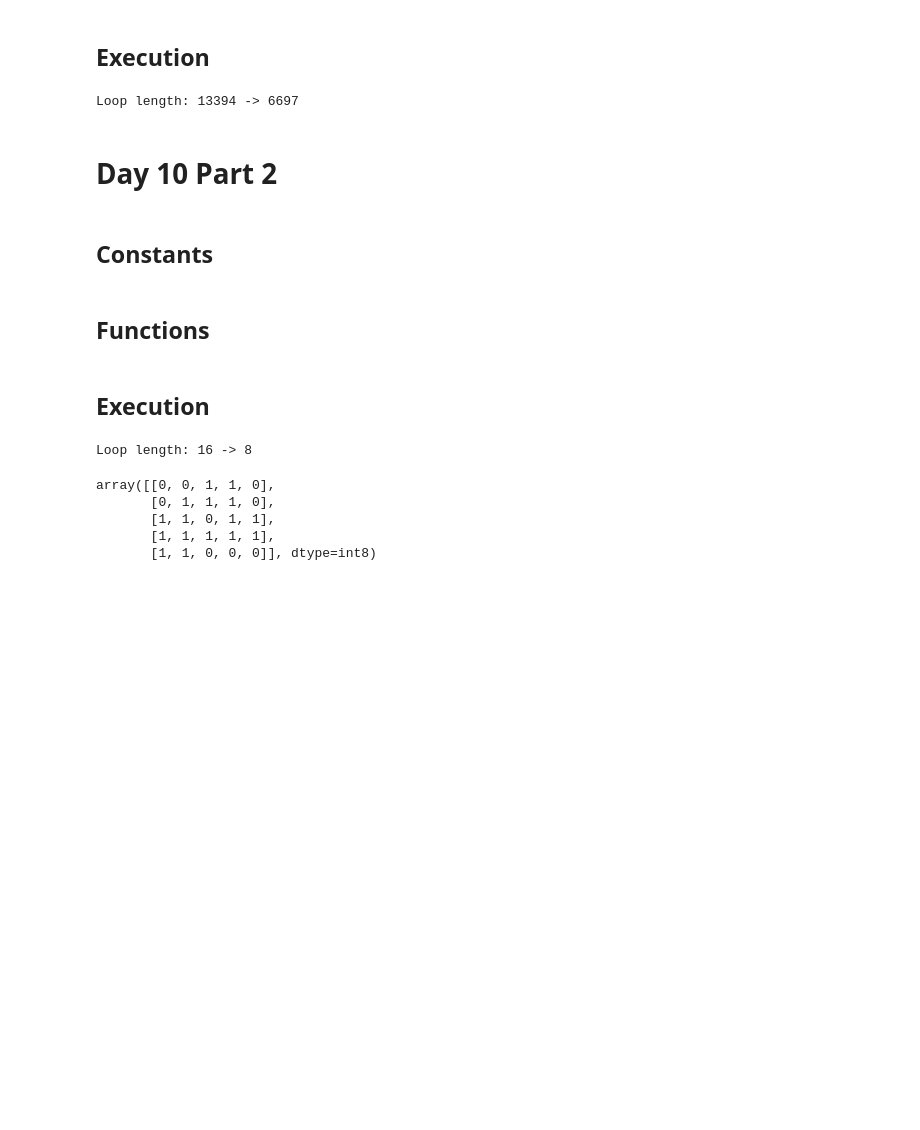
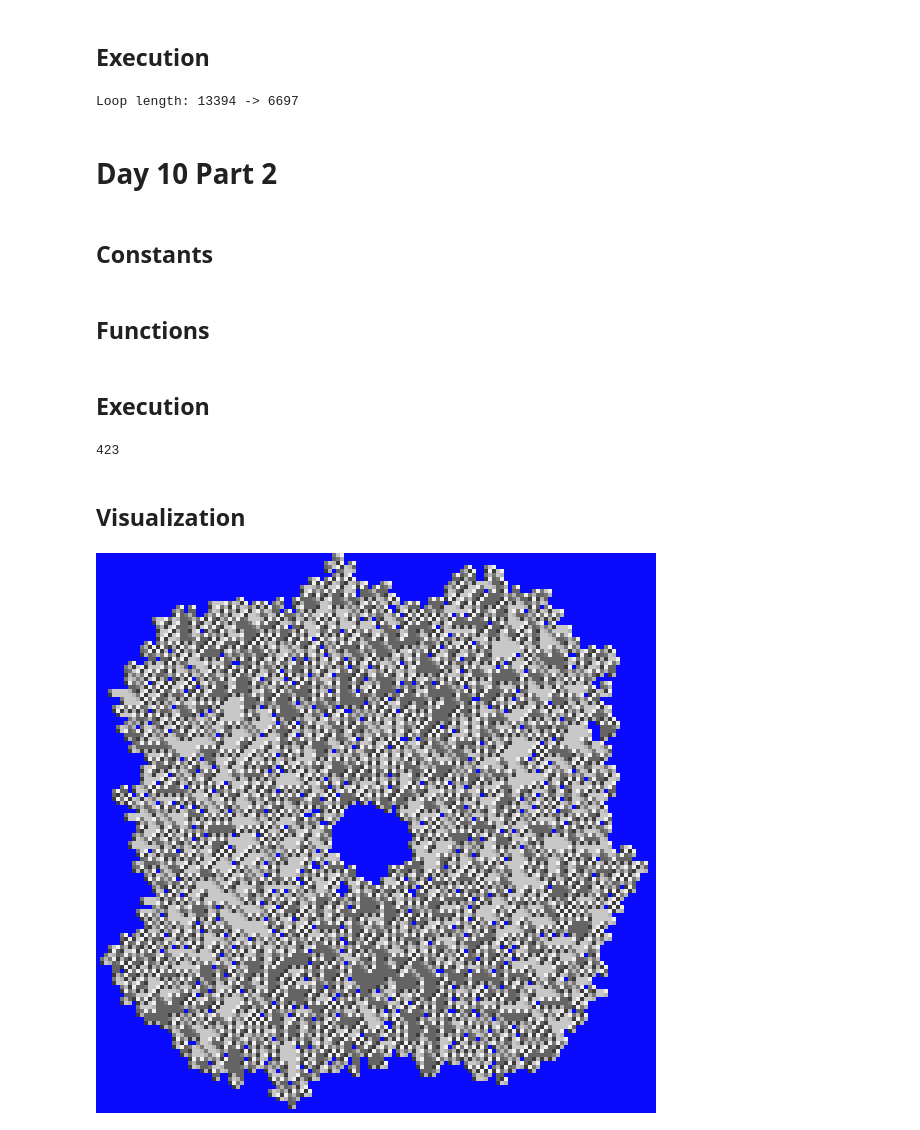
Before and after one commit to itsPeetah/aoc-2023, a Jupyter notebook: python/day10.ipynb, the cells around one changed output. Saved outputs shown, nothing was run; the diff lists cells and outputs as text; code cells hidden in the pictures; blank space fills up the shorter version.

```diff
--- a/python/day10.ipynb
+++ b/python/day10.ipynb
@@ -254,7 +254,7 @@ def walk_loop(start_collapsed_matrix:np.ndarray, start_position:tuple[int, int])
     came_from_side_idx = -1
     while loop_length <= 0 or (curr_row, curr_col) != start_position:
         # Mark position on map
-        loop_map[curr_row][curr_col] = 1
+        loop_map[curr_row][curr_col] = start_collapsed_matrix[curr_row][curr_col]
         # Find next direction (side to move to)
         curr_side_idx = 0
         while True:
@@ -271,21 +271,28 @@ def walk_loop(start_collapsed_matrix:np.ndarray, start_position:tuple[int, int])
         # Count step
         loop_length += 1
     return loop_length, loop_map
+
+def divide_regions(pipe_map:np.ndarray, loop_map:np.ndarray, region_values:tuple[int,int]=(-1,1)):
+    rows, cols = pipe_map.shape
+    region_map = np.zeros((rows, cols), dtype=np.int16)
+    current_region = 0
+    for y in range(rows):
+        for x in range(cols):
+            if loop_map[y][x] < 1:
+                region_map[y][x] = region_values[current_region]
+            elif (pipe_map[y][x] & CONNECTS_SOUTH) > 0:
+                current_region = (current_region+1)%2
+    return region_map
 # %% [markdown]
 ## Execution
 # %%
-matrix, (srow, scol) = parse_input(test2)
+matrix, (srow, scol) = parse_input(text)
 s = collapse_start(matrix, (srow, scol))
 matrix[srow][scol] = s
 loop_length, loop_map = walk_loop(matrix, (srow, scol))
-print("Loop length:", loop_length, "->", loop_length // 2)
+regions = divide_regions(matrix, loop_map)
+np.where(regions > 0, 1, 0).sum().sum()
 # %% [output]
-Loop length: 16 -> 8
+423
-# %%
-loop_map
-# %% [output]
-array([[0, 0, 1, 1, 0],
-       [0, 1, 1, 1, 0],
-       [1, 1, 0, 1, 1],
-       [1, 1, 1, 1, 1],
-       [1, 1, 0, 0, 0]], dtype=int8)
+# %% [markdown]
+## Visualization
@@ -291,0 +301,15 @@ array([[0, 0, 1, 1, 0],
+# %%
+def get_color(i):
+    v = matrix[i // matrix.shape[0]][i % matrix.shape[1]]
+    l = loop_map[i // matrix.shape[0]][i % matrix.shape[1]]
+    # return (10,20,30) if v == 0 else (55,155,255)
+    return ((10,10,255) if l == 0 else (v*20,v*20,v*20))
+
+img = Image.new("RGB", matrix.shape, (0,0,0))
+img.putdata([
+    get_color(i)
+    for i in range(matrix.shape[0] * matrix.shape[1])
+])
+img.resize((matrix.shape[0]*5, matrix.shape[1]*5), Image.NEAREST)
+# %% [output]
+[figure, added]
```
Also changed, not shown: parts of 2 cells of this notebook.
